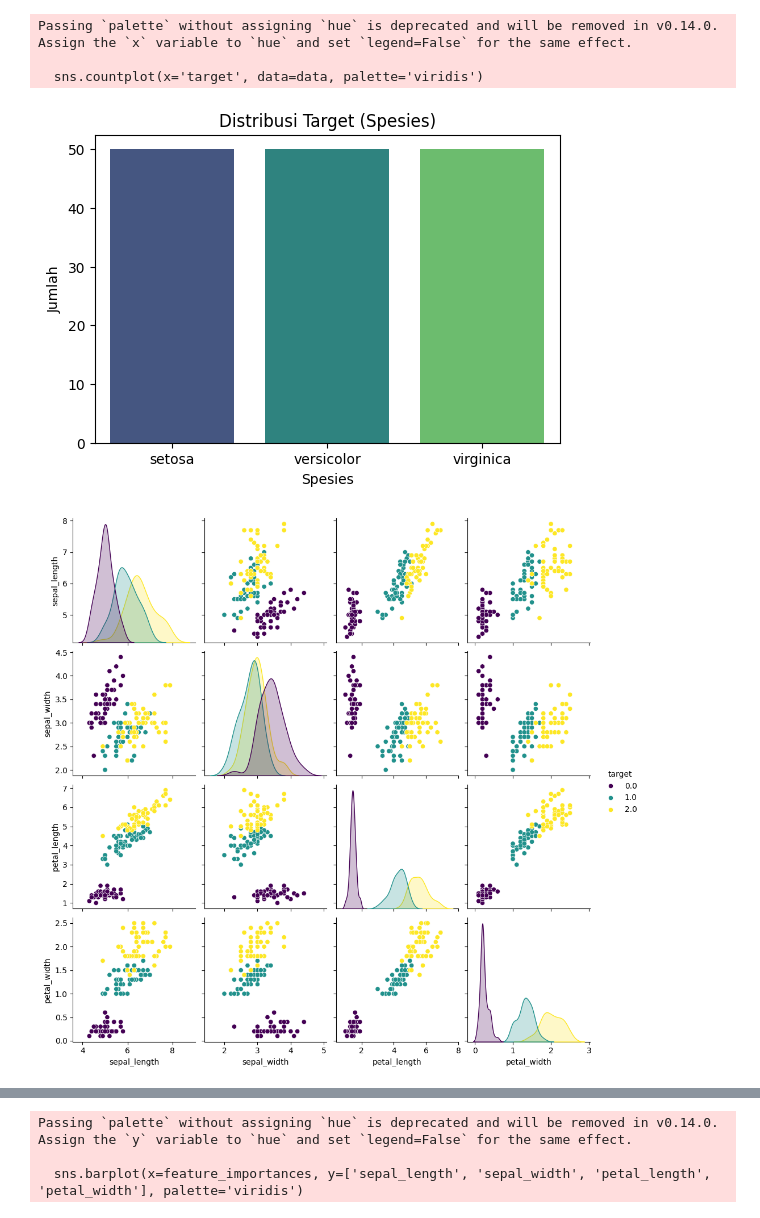
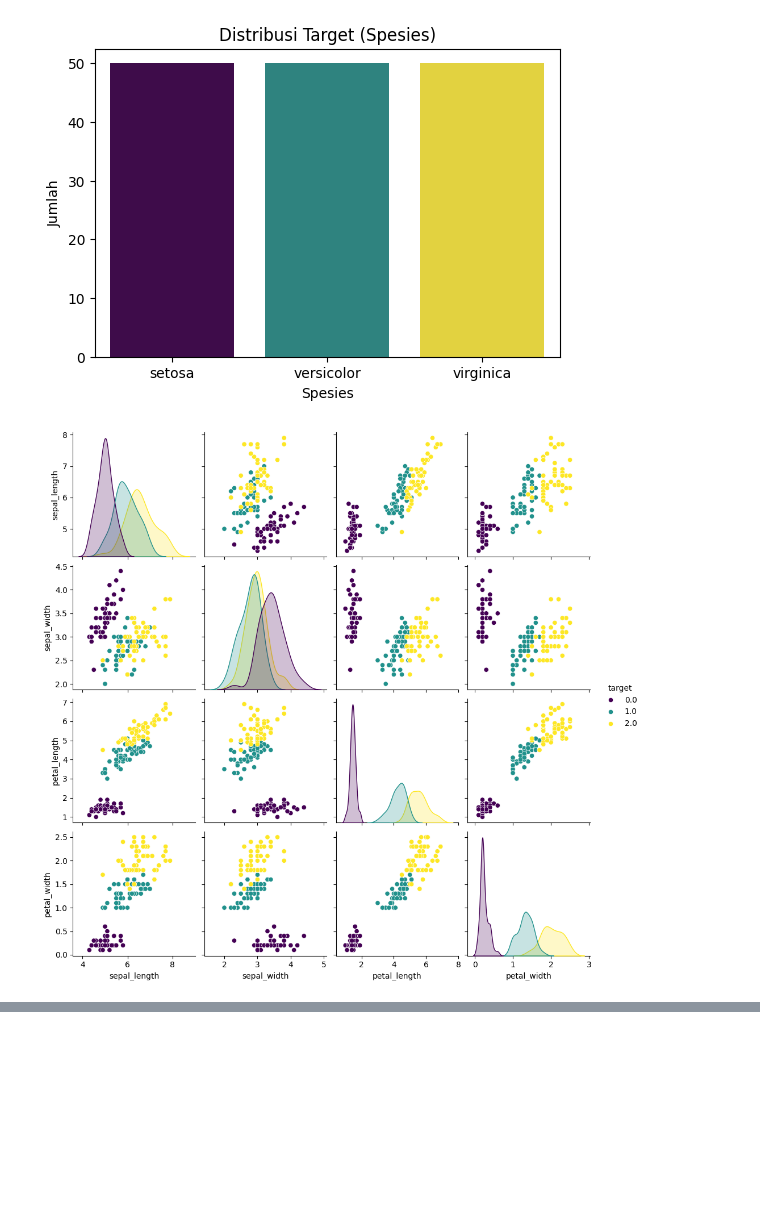
Before and after one commit to arifrhamadan/iris-dataset, a Jupyter notebook: Machine_Learning_(Classification)_Iris_Dataset.ipynb, the cells around one changed output, grey strips where cells are left out. Saved outputs shown, nothing was run; the diff lists cells and outputs as text; code cells hidden in the pictures; blank space fills up the shorter version.

```diff
--- a/Machine_Learning_(Classification)_Iris_Dataset.ipynb
+++ b/Machine_Learning_(Classification)_Iris_Dataset.ipynb
@@ -48,12 +48,13 @@ print("\nDescriptive Statistics:\n", data.describe())
 
 # Distribusi target
 plt.figure(figsize=(6, 4))
-sns.countplot(x='target', data=data, palette='viridis')
+sns.countplot(x='target', data=data, hue='target', palette='viridis', legend=False)
 plt.title('Distribusi Target (Spesies)')
 plt.xlabel('Spesies')
 plt.ylabel('Jumlah')
 plt.xticks(ticks=[0, 1, 2], labels=iris.target_names)
 plt.show()
+
 
 # Pairplot untuk melihat distribusi antar fitur
 sns.pairplot(data, hue='target', palette='viridis', diag_kind='kde',
@@ -100,7 +101,7 @@ plt.show()
 
 # 10. Feature Importance
 feature_importances = model.feature_importances_
-sns.barplot(x=feature_importances, y=['sepal_length', 'sepal_width', 'petal_length', 'petal_width'], palette='viridis')
+sns.barplot(x=feature_importances, y=['sepal_length', 'sepal_width', 'petal_length', 'petal_width'], hue=['sepal_length', 'sepal_width', 'petal_length', 'petal_width'], palette='viridis', legend=False)  # Mengikuti rekomendasi pesan warning
 plt.title('Feature Importance')
 plt.xlabel('Importance')
 plt.ylabel('Features')
@@ -127,36 +128,33 @@ best_model = grid_search.best_estimator_
 
 # Gunakan best_model untuk evaluasi
 y_pred_best = best_model.predict(X_test)
 print("\nBest Parameters:", grid_search.best_params_)
 
 # Evaluasi ulang dengan best_model
 accuracy_best = accuracy_score(y_test, y_pred_best)
 print("Accuracy with Best Parameters:", accuracy_best)
 
 # 13. Save Model
 joblib.dump(best_model, 'random_forest_model.pkl')
 print("Model saved as random_forest_model.pkl")
 # %% [output]
 Kolom dataset setelah penggantian: Index(['sepal_length', 'sepal_width', 'petal_length', 'petal_width', 'target'], dtype='object')
 Missing Values:
  sepal_length    0
 sepal_width     0
 petal_length    0
 petal_width     0
 target          0
 dtype: int64
 Nama kolom setelah penggantian: Index(['sepal_length', 'sepal_width', 'petal_length', 'petal_width', 'target'], dtype='object')
 
 Distribusi target:
  target
 ... (25 lines left out)
 25%        5.100000     2.800000      1.600000     0.300000    0.000000
 50%        5.800000     3.000000      4.350000     1.300000    1.000000
 75%        6.400000     3.300000      5.100000     1.800000    2.000000
 max        7.900000     4.400000      6.900000     2.500000    2.000000
-Passing `palette` without assigning `hue` is deprecated and will be removed in v0.14.0. Assign the `x` variable to `hue` and set `legend=False` for the same effect.
-
-  sns.countplot(x='target', data=data, palette='viridis')
-[figure, old version]
+[figure, new version]
 [figure]
 [figure]
@@ -176,3 +177,0 @@ weighted avg       1.00      1.00      1.00        45
-Passing `palette` without assigning `hue` is deprecated and will be removed in v0.14.0. Assign the `y` variable to `hue` and set `legend=False` for the same effect.
-
-  sns.barplot(x=feature_importances, y=['sepal_length', 'sepal_width', 'petal_length', 'petal_width'], palette='viridis')
```
Also changed, not shown: parts of 1 cell of this notebook.
